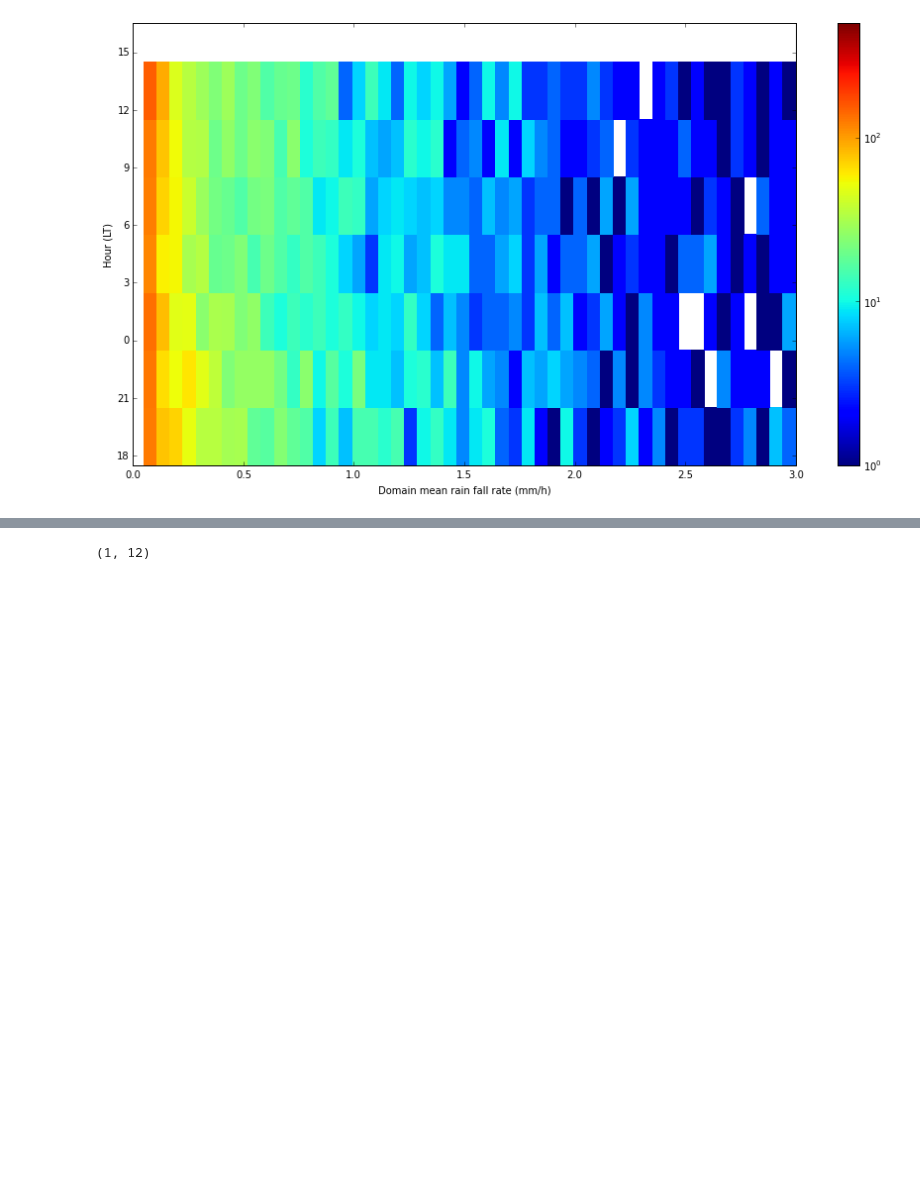
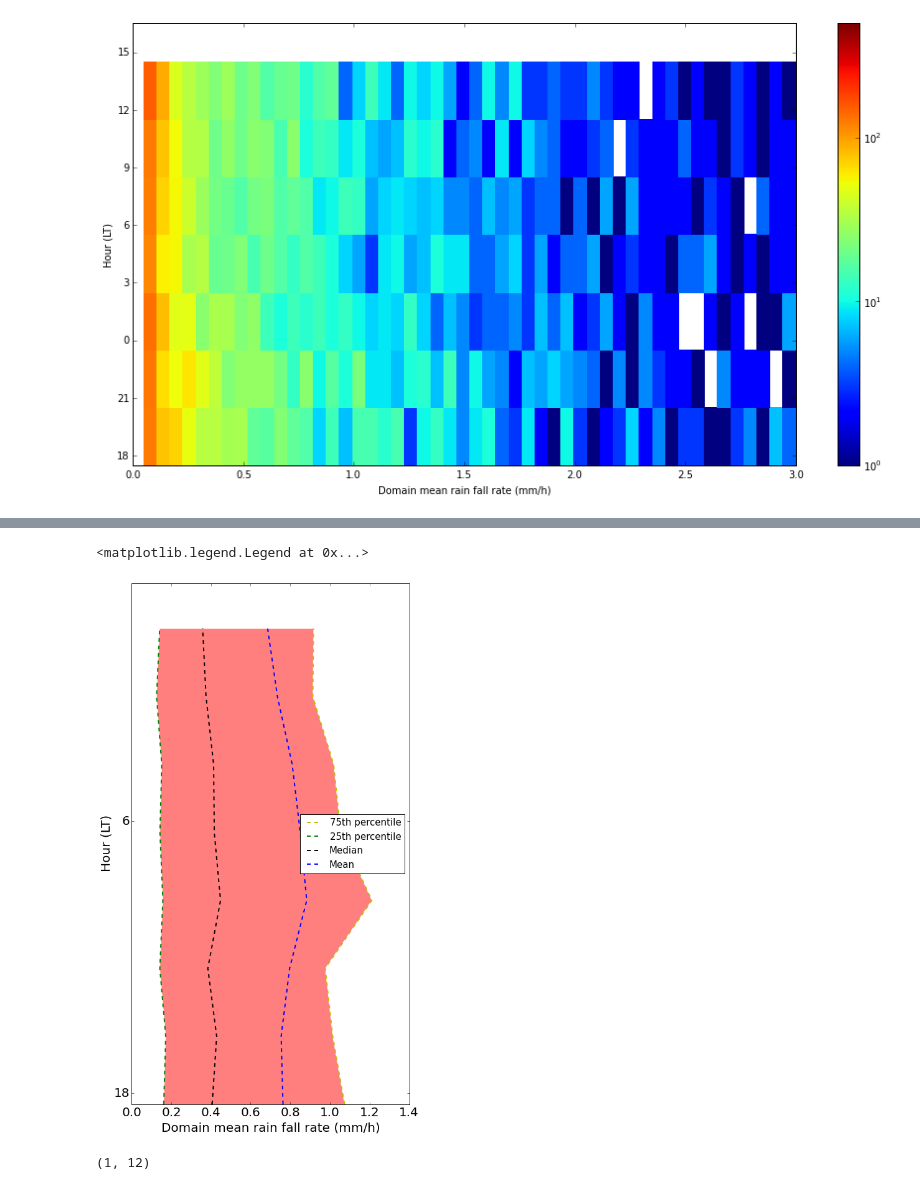
Before and after one commit to scollis/EGU16, a Jupyter notebook: notebooks/Regional model analysis.ipynb, the cells around one changed output, grey strips where cells are left out. Saved outputs shown, nothing was run; the diff lists cells and outputs as text; code cells hidden in the pictures; blank space fills up the shorter version.

```diff
--- a/notebooks/Regional model analysis.ipynb
+++ b/notebooks/Regional model analysis.ipynb
@@ -133,3 +179,24 @@ plt.colorbar()
+# %%
+fig = plt.figure(figsize = [8,15])
+
+plt.fill_betweenx(hours,hrly25, hrly75, color='w', facecolor = 'red', alpha = 0.5)
+plt.plot(hrly75,hours, 'y--', label = '75th percentile', linewidth = 2.0)
+plt.plot( hrly25,hours, 'g--', label = '25th percentile', linewidth = 2.0)
+
+plt.plot( hrly50,hours, 'k--', label = 'Median', linewidth = 2.0)
+plt.plot( hrly,hours, 'b--', label = 'Mean', linewidth = 2.0)
+mty = plt.yticks(hours[::4]+.5, lts[::4])
+ax = plt.gca()
+ax.xaxis.set_tick_params(labelsize=20)
+ax.yaxis.set_tick_params(labelsize=20)
+
+plt.ylim([0,23])
+plt.ylabel('Hour (LT)', size = 20)
+plt.xlabel('Domain mean rain fall rate (mm/h)', size = 20)
+plt.legend(loc = 5, fontsize = 15)
+# %% [output]
+<matplotlib.legend.Legend at 0x...>
+[figure, added]
 # %%
 fig = plt.figure(figsize = [15,8])
 plt.pcolormesh(bine2, months, hist_rf_monthly, norm=LogNorm(vmin=1, vmax=500))
```
Also changed, not shown: parts of 5 cells of this notebook, 1 other file.
